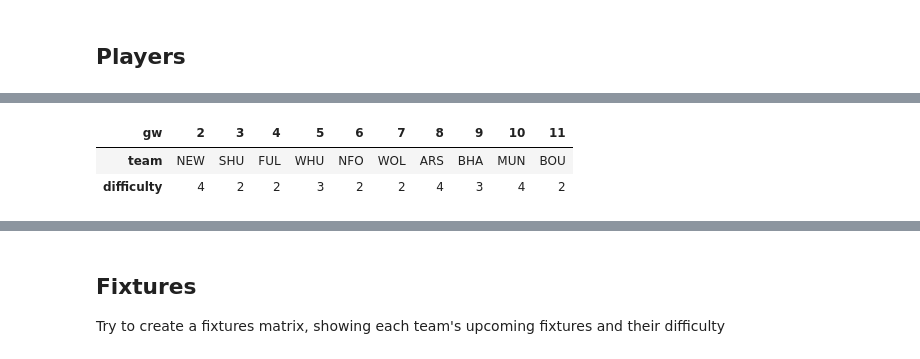
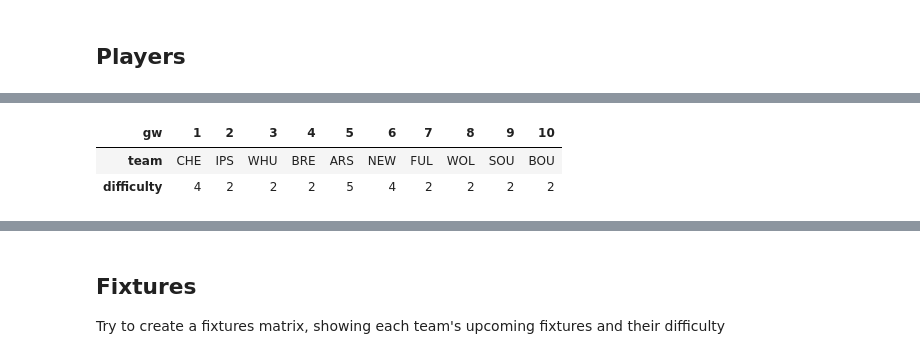
Before and after one commit to James-Leslie/fpl-data, a Jupyter notebook: notebooks/transform.ipynb, the cells around one changed output, grey strips where cells are left out. Cells and saved outputs as stored; diff of their text form; code cells hidden in the pictures.

```diff
--- a/notebooks/transform.ipynb
+++ b/notebooks/transform.ipynb
@@ -62,24 +56,25 @@ DONE!
 # %%
 def style_background_player_fdr(cell_value):
 
     bg = 'background-color:'
 
     if cell_value == 1:
         return f'{bg} darkgreen;'
     elif cell_value == 2:
         return f'{bg} green;'
     elif cell_value == 3:
         return f'{bg} grey;'
     elif cell_value == 4:
         return f'{bg} orange;'
     elif cell_value == 5:
         return f'{bg} darkred;'
     else:
         return ''
 
-player_fx.head(10).T.style.applymap(style_background_player_fdr)
+# ToDo: make this part of the package
+player_fx.head(10).T.style.map(style_background_player_fdr)
 # %% [output]
-| gw | 2 | 3 | 4 | 5 | 6 | 7 | 8 | 9 | 10 | 11 |
-| team | NEW | SHU | FUL | WHU | NFO | WOL | ARS | BHA | MUN | BOU |
-| difficulty | 4 | 2 | 2 | 3 | 2 | 2 | 4 | 3 | 4 | 2 |
+| gw | 1 | 2 | 3 | 4 | 5 | 6 | 7 | 8 | 9 | 10 |
+| team | CHE | IPS | WHU | BRE | ARS | NEW | FUL | WOL | SOU | BOU |
+| difficulty | 4 | 2 | 2 | 2 | 5 | 4 | 2 | 2 | 2 | 2 |
 # %%
```
Also changed, not shown: parts of 8 cells of this notebook, 2 other files.
